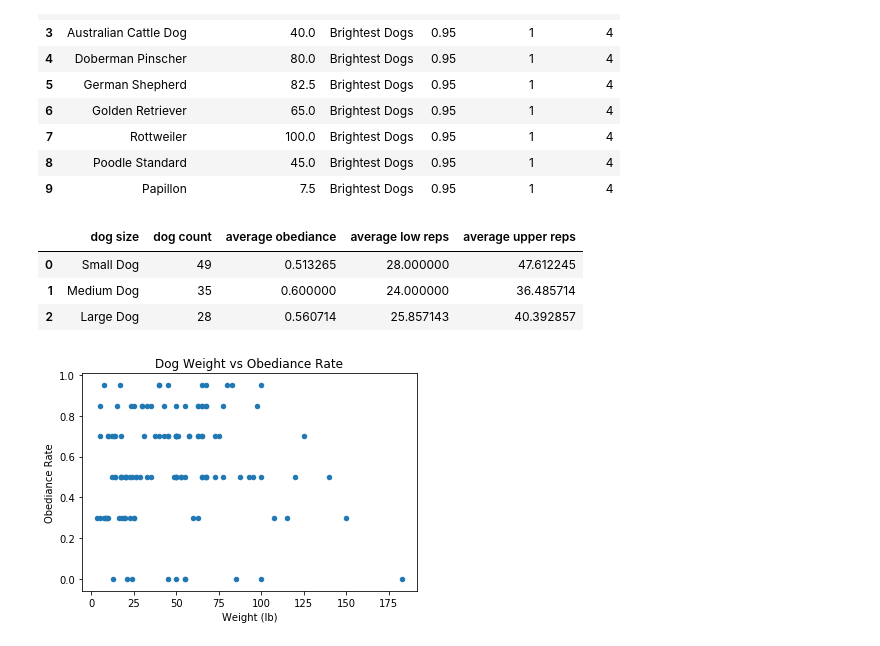
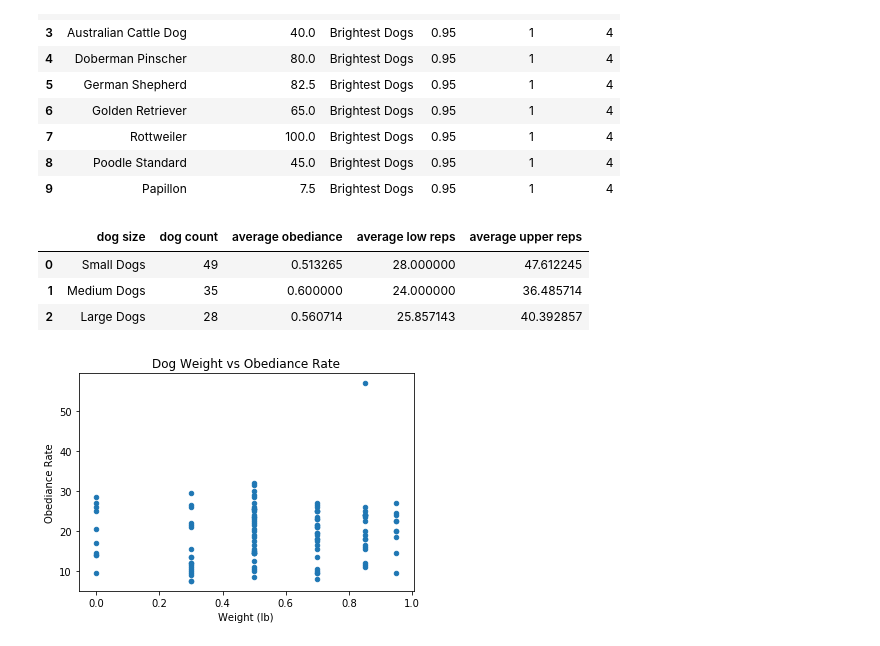
Before and after one commit to alissavokes/ETL-Dog-Intelligence, a Jupyter notebook: data_etl.ipynb, the cells around one changed output. Saved outputs shown, nothing was run; the diff lists cells and outputs as text; code cells hidden in the pictures.

```diff
--- a/data_etl.ipynb
+++ b/data_etl.ipynb
@@ -468,9 +468,9 @@ avg_medium_dog_int_df = pd.read_sql_query(avg_medium_dog_int , con=engine)
 avg_large_dog_int_df =pd.read_sql_query(avg_large_dog_int , con=engine)
 
 #add dog size to data frame
-avg_small_dog_int_df['dog size'] = 'Small Dog'
-avg_medium_dog_int_df['dog size'] = 'Medium Dog'
-avg_large_dog_int_df['dog size'] = 'Large Dog'
+avg_small_dog_int_df['dog size'] = 'Small Dogs'
+avg_medium_dog_int_df['dog size'] = 'Medium Dogs'
+avg_large_dog_int_df['dog size'] = 'Large Dogs'
 
 #merge dataframes
 columns = ['dog size','dog count', 'average obediance', 'average low reps', 'average upper reps']
@@ -483,17 +483,17 @@ avg_dog_data = avg_dog_data[columns]
 avg_dog_data
 # %% [output]
 |  | dog size | dog count | average obediance | average low reps | average upper reps |
-| 0 | Small Dog | 49 | 0.513265 | 28.000000 | 47.612245 |
-| 1 | Medium Dog | 35 | 0.600000 | 24.000000 | 36.485714 |
-| 2 | Large Dog | 28 | 0.560714 | 25.857143 | 40.392857 |
+| 0 | Small Dogs | 49 | 0.513265 | 28.000000 | 47.612245 |
+| 1 | Medium Dogs | 35 | 0.600000 | 24.000000 | 36.485714 |
+| 2 | Large Dogs | 28 | 0.560714 | 25.857143 | 40.392857 |
 # %%
 #export dataset to html
 complete_dog_data.to_html("data.html", classes=["table", "table-bordered", "table-striped", "table-hover"], index=False)
 # %%
-plt.scatter(complete_dog_data['average_weight_lbs'], complete_dog_data['obey'], s=20)
+plt.scatter(complete_dog_data['obey'], complete_dog_data['average_height_inches'], s=20)
 plt.title('Dog Weight vs Obediance Rate')
 plt.xlabel('Weight (lb)')
 plt.ylabel('Obediance Rate')
 plt.show()
 # %% [output]
-[figure, old version]
+[figure, new version]
```
Also changed, not shown: parts of 5 cells of this notebook.
